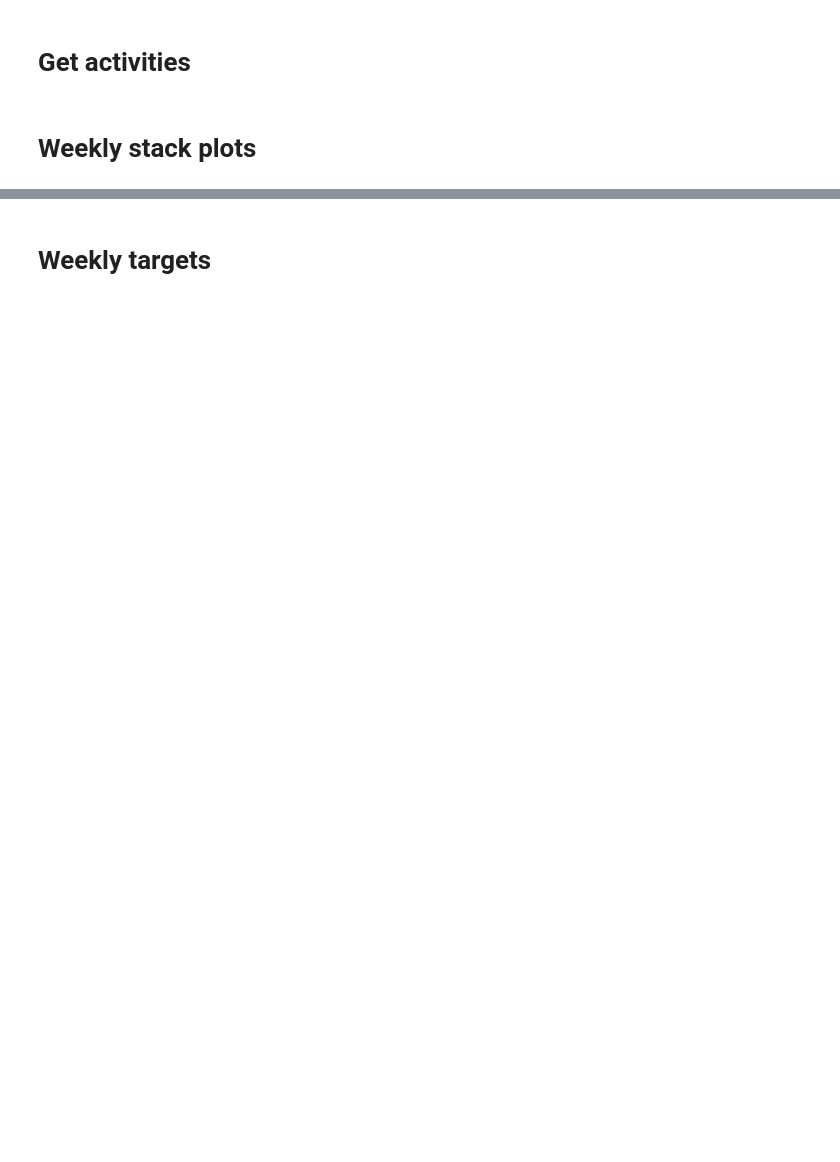
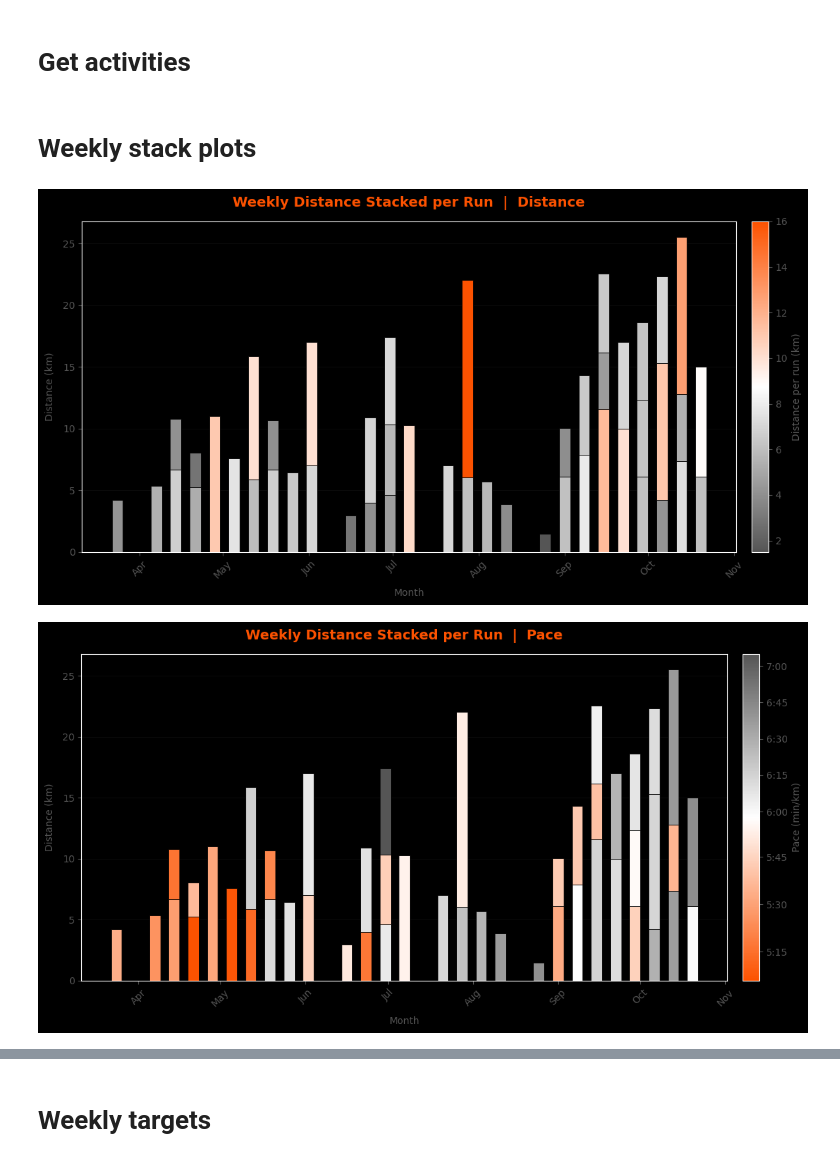
Before and after one commit to JoeySpronck/strava_data, a Jupyter notebook: playground.ipynb, the cells around one changed output, grey strips where cells are left out. Drawn from its saved outputs; the diff is of its cells as text; code cells hidden in the pictures; blank space fills up the shorter version.

Commit message:
Improved visualizations via styling config

```diff
--- a/playground.ipynb
+++ b/playground.ipynb
@@ -41,0 +43,7 @@ vis.plot_weekly_col_risk(df_activities)
+# %%
+vis.plot_weekly(df_activities, col='distance')
+vis.plot_weekly(df_activities, col='pace')
+vis.plot_weekly(df_activities, col='risk')
+# %% [output]
+[figure, added]
+[figure, added]
```
Also changed, not shown: parts of 8 cells of this notebook, 1 other file.
